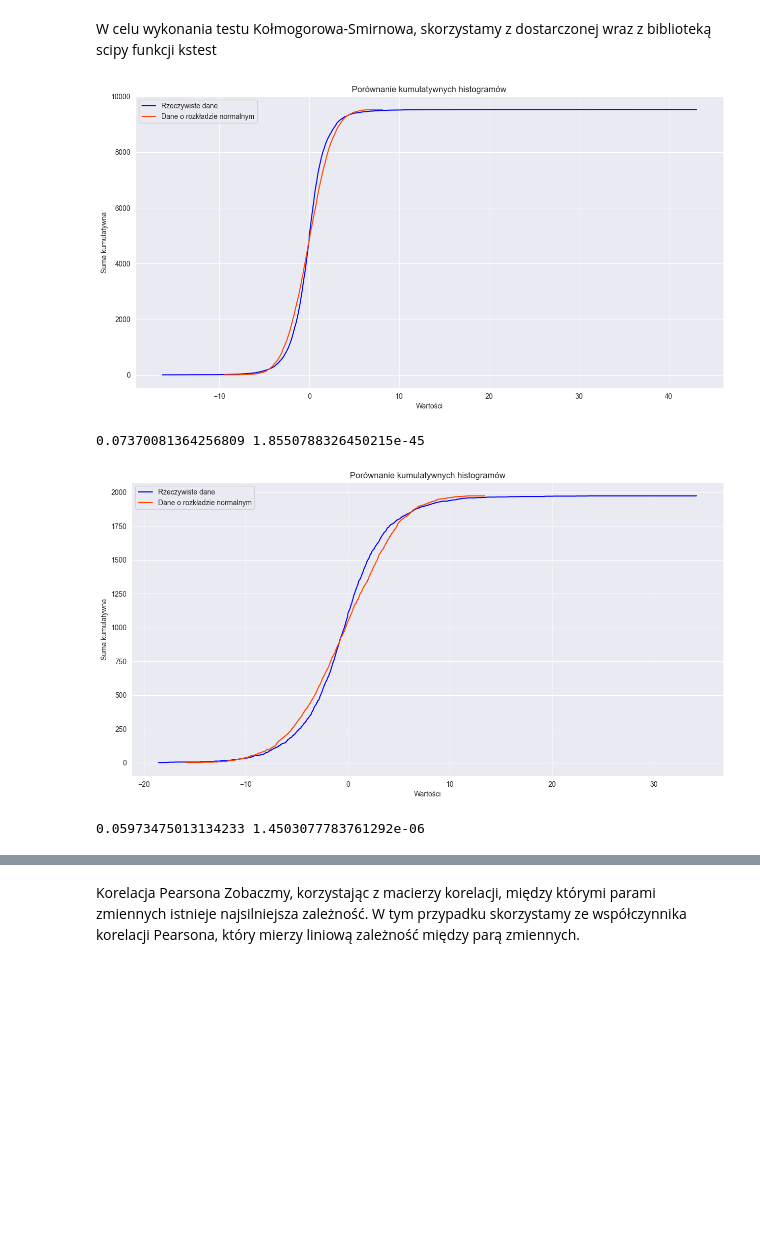
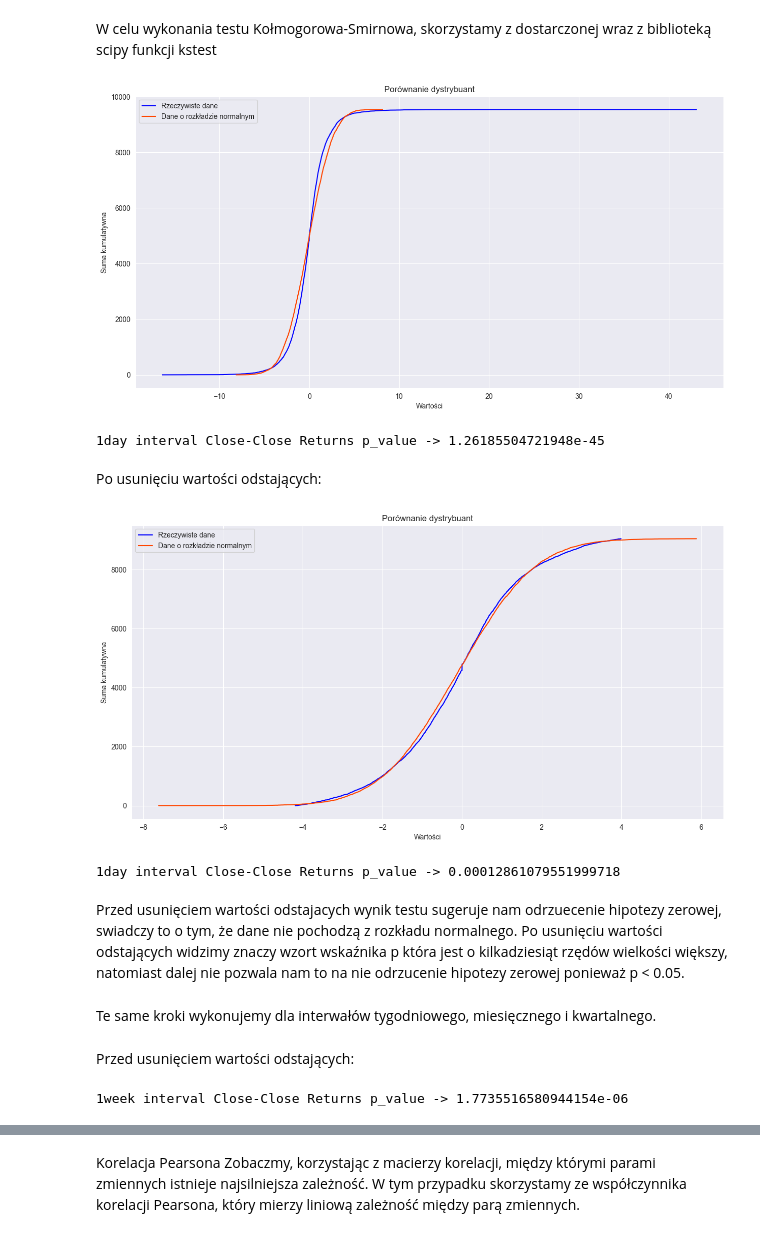
Before and after one commit to daredevilq/stock-market-analysis, a Jupyter notebook: market-analysis.ipynb, the cells around one changed output, grey strips where cells are left out. Drawn from its saved outputs; the diff is of its cells as text; code cells hidden in the pictures; blank space fills up the shorter version.

```diff
--- a/market-analysis.ipynb
+++ b/market-analysis.ipynb
@@ -1267,0 +1616,16 @@ Testy statystyczne
+# %%
+column = 'Close-Close Returns'
+interval = '3months interval'
+
+data = df_microsoft_quarterly[column]
+Q1 = data.quantile(0.25)
+Q3 = data.quantile(0.75)
+IQR = Q3 - Q1
+left = Q1 - 1.5 * IQR
+right = Q3 + 1.5 * IQR
+
+# Wybieramy wartości pomiędzy left a right
+selected_values = data[(data >= left) & (data <= right)]
+
+stat, p  = stats.normaltest(selected_values)
+print(interval + " for " +column + " -> ""p_value: ", p)
@@ -1270,7 +1656,7 @@ Test Kołmogorowa-Smirnowa
 # %% [markdown]
 W celu wykonania testu Kołmogorowa-Smirnowa, skorzystamy z dostarczonej wraz z biblioteką scipy funkcji kstest
 # %%
-# Generowanie danych o rozkładzie normalnym
+# Generowanie danych o rozkładzie normalnym i rysowanie wykresu porównawczego
 def compare_distribuant(data):
     mean = np.mean(data)
     std = np.std(data)
@@ -1291,7 +1677,7 @@ def compare_distribuant(data):
 
     # Dodawanie legendy, tytułów i etykiet osi
     plt.legend()
-    plt.title('Porównanie kumulatywnych histogramów')
+    plt.title('Porównanie dystrybuant')
     plt.xlabel('Wartości')
     plt.ylabel('Suma kumulatywna')
 
@@ -1299,24 +1685,63 @@ def compare_distribuant(data):
     plt.show()
 compare_distribuant(df_microsoft_daily['Close-Close Returns'])
 # %% [output]
-[figure, old version]
+[figure, new version]
 # %%
-#test kologomorwa NIE WIEM CZY TO DOBRZE DZIALA MAM OBAWEY
+column = 'Close-Close Returns'
+interval = '1day interval'
+data = df_microsoft_daily[column]
+Q1 = data.quantile(0.25)
+Q3 = data.quantile(0.75)
+IQR = Q3 - Q1
+left = Q1 - 1.5 * IQR
+right = Q3 + 1.5 * IQR
+
+# Wybieramy wartości pomiędzy left a right
+selected_values = data[(data >= left) & (data <= right)]
+
 def kolmogorow_smirnowa_test(data):
     norm = stats.norm
     loc, scale = norm.fit(data)
     n = norm(loc=loc, scale=scale)
     statistic, p_value = stats.kstest(data, n.cdf)
-    print(statistic, p_value)
-kolmogorow_smirnowa_test(df_microsoft_daily['Close-Close Returns'])
+    return statistic, p_value
+
+stat, p = kolmogorow_smirnowa_test(df_microsoft_daily[column])
+print(interval + " "+column+ " p_value ->" , p)
 # %% [output]
-0.07370081364256809 1.8550788326450215e-45
+1day interval Close-Close Returns p_value -> 1.26185504721948e-45
+# %% [markdown]
+Po usunięciu wartości odstających:
 # %%
-compare_distribuant(df_microsoft_weekly['Close-Close Returns'])
+compare_distribuant(selected_values)
 # %% [output]
-[figure, old version]
+[figure, new version]
+# %%
+stat, p = kolmogorow_smirnowa_test(selected_values)
+print(interval + " "+column+ " p_value ->" , p)
+# %% [output]
+1day interval Close-Close Returns p_value -> 0.00012861079551999718
+# %% [markdown]
+Przed usunięciem wartości odstajacych wynik testu sugeruje nam odrzuecenie hipotezy zerowej, swiadczy to o tym, że dane nie pochodzą z rozkładu normalnego.
+Po usunięciu wartości odstających widzimy znaczy wzort wskaźnika p która jest o kilkadziesiąt rzędów wielkości większy, natomiast dalej nie pozwala nam to na nie odrzucenie hipotezy zerowej ponieważ p < 0.05.
+# %% [markdown]
+Te same kroki wykonujemy dla interwałów tygodniowego, miesięcznego i kwartalnego.
+# %% [markdown]
+Przed usunięciem wartości odstających:
 # %%
-kolmogorow_smirnowa_test(df_microsoft_weekly['Close-Close Returns'])
+column = 'Close-Close Returns'
+interval = '1week interval'
+data = df_microsoft_weekly[column]
+Q1 = data.quantile(0.25)
+Q3 = data.quantile(0.75)
+IQR = Q3 - Q1
+left = Q1 - 1.5 * IQR
+right = Q3 + 1.5 * IQR
+# Wybieramy wartości pomiędzy left a right
+selected_values = data[(data >= left) & (data <= right)]
+
+stat, p = kolmogorow_smirnowa_test(df_microsoft_weekly[column])
+print(interval + " "+column+ " p_value ->" , p)
 # %% [output]
-0.05973475013134233 1.4503077783761292e-06
+1week interval Close-Close Returns p_value -> 1.7735516580944154e-06
 # %%
```
Also changed, not shown: parts of 208 cells of this notebook, 4 other files.
